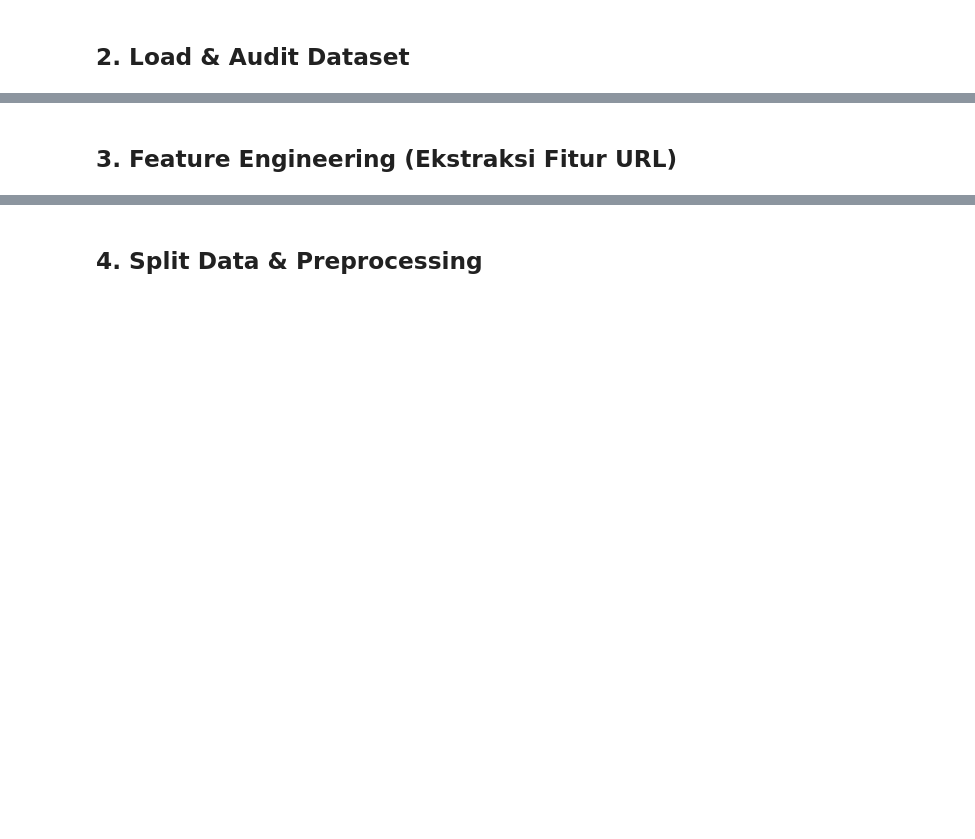
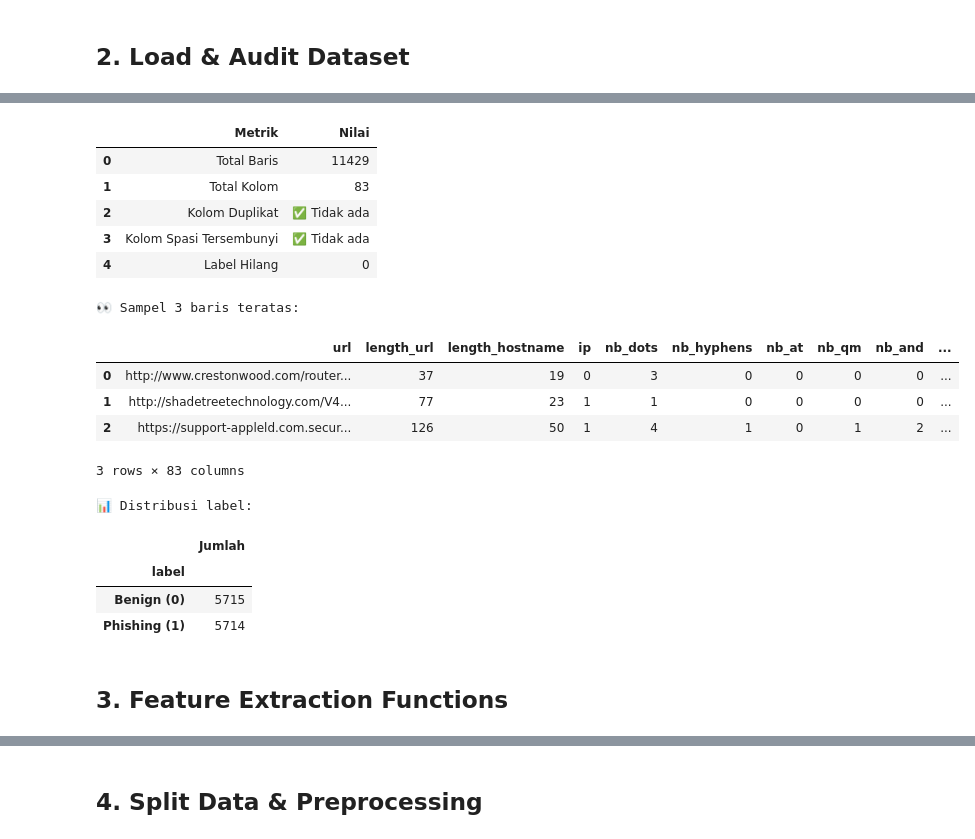
Before and after one commit to rubenmartogi/Phishing-Website-Detection-using-XGBoost-and-RFM, a Jupyter notebook: Phishing Website Detection_Models & Training.ipynb, the cells around one changed output, grey strips where cells are left out. Drawn from its saved outputs; the diff is of its cells as text; code cells hidden in the pictures; blank space fills up the shorter version.

```diff
--- a/Phishing Website Detection_Models & Training.ipynb
+++ b/Phishing Website Detection_Models & Training.ipynb
@@ -98,2 +107,45 @@ Cek path dataset: C:\laragon\www\Phishing-Website-Detection-using-XGBoost-and-RF
+# %%
+if not os.path.exists(data_file_path):
+    raise FileNotFoundError(f"Dataset tidak ditemukan: {data_file_path}")
+
+df = pd.read_csv(data_file_path)
+df.columns = df.columns.str.strip()
+
+dup_cols       = df.columns[df.columns.duplicated()].tolist()
+whitespace_cols = [c for c in df.columns if c != c.strip()]
+missing_target  = df[TARGET_COL].isna().sum() if TARGET_COL in df.columns else "N/A"
+
+display(pd.DataFrame({
+    "Metrik": ["Total Baris", "Total Kolom", "Kolom Duplikat",
+               "Kolom Spasi Tersembunyi", "Label Hilang"],
+    "Nilai" : [df.shape[0], df.shape[1],
+               len(dup_cols) or "✅ Tidak ada",
+               len(whitespace_cols) or "✅ Tidak ada",
+               missing_target]
+}))
+
+print("\n👀 Sampel 3 baris teratas:")
+display(df.head(3))
+
+print("\n📊 Distribusi label:")
+display(df[TARGET_COL].value_counts().rename({0:"Benign (0)", 1:"Phishing (1)"}).to_frame("Jumlah"))
+# %% [output]
+|  | Metrik | Nilai |
+| 0 | Total Baris | 11429 |
+| 1 | Total Kolom | 83 |
+| 2 | Kolom Duplikat | ✅ Tidak ada |
+| 3 | Kolom Spasi Tersembunyi | ✅ Tidak ada |
+| 4 | Label Hilang | 0 |
+👀 Sampel 3 baris teratas:
+|  | url | length_url | length_hostname | ip | nb_dots | nb_hyphens | nb_at | nb_qm | nb_and | ... |
+| 0 | http://www.crestonwood.com/router... | 37 | 19 | 0 | 3 | 0 | 0 | 0 | 0 | ... |
+| 1 | http://shadetreetechnology.com/V4... | 77 | 23 | 1 | 1 | 0 | 0 | 0 | 0 | ... |
+| 2 | https://support-appleld.com.secur... | 126 | 50 | 1 | 4 | 1 | 0 | 1 | 2 | ... |
+3 rows × 83 columns
+📊 Distribusi label:
+|  | Jumlah |
+| label |  |
+| Benign (0) | 5715 |
+| Phishing (1) | 5714 |
 # %% [markdown]
-## 3. Feature Engineering (Ekstraksi Fitur URL)
+## 3. Feature Extraction Functions
```
Also changed, not shown: parts of 28 cells of this notebook, 32 other files.
